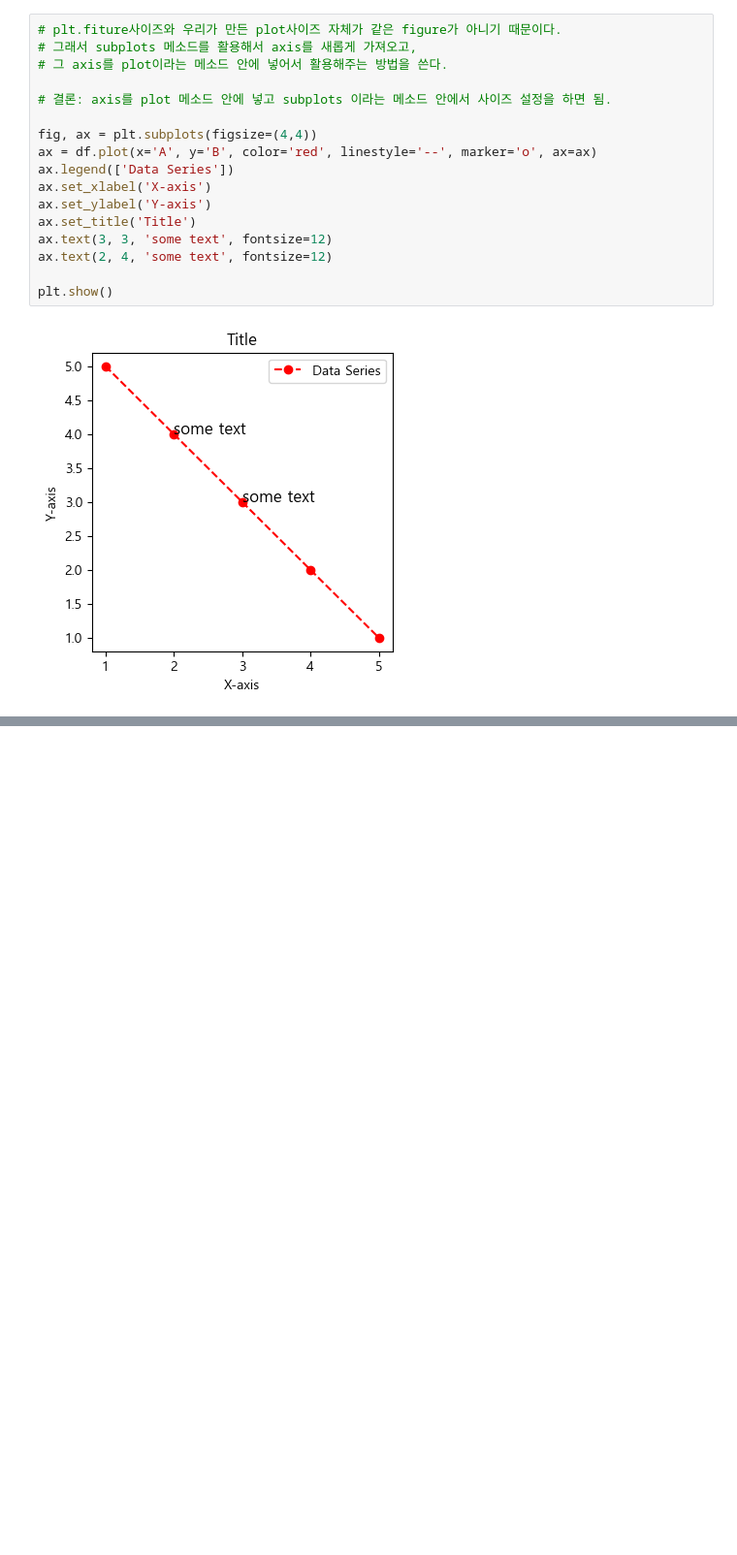
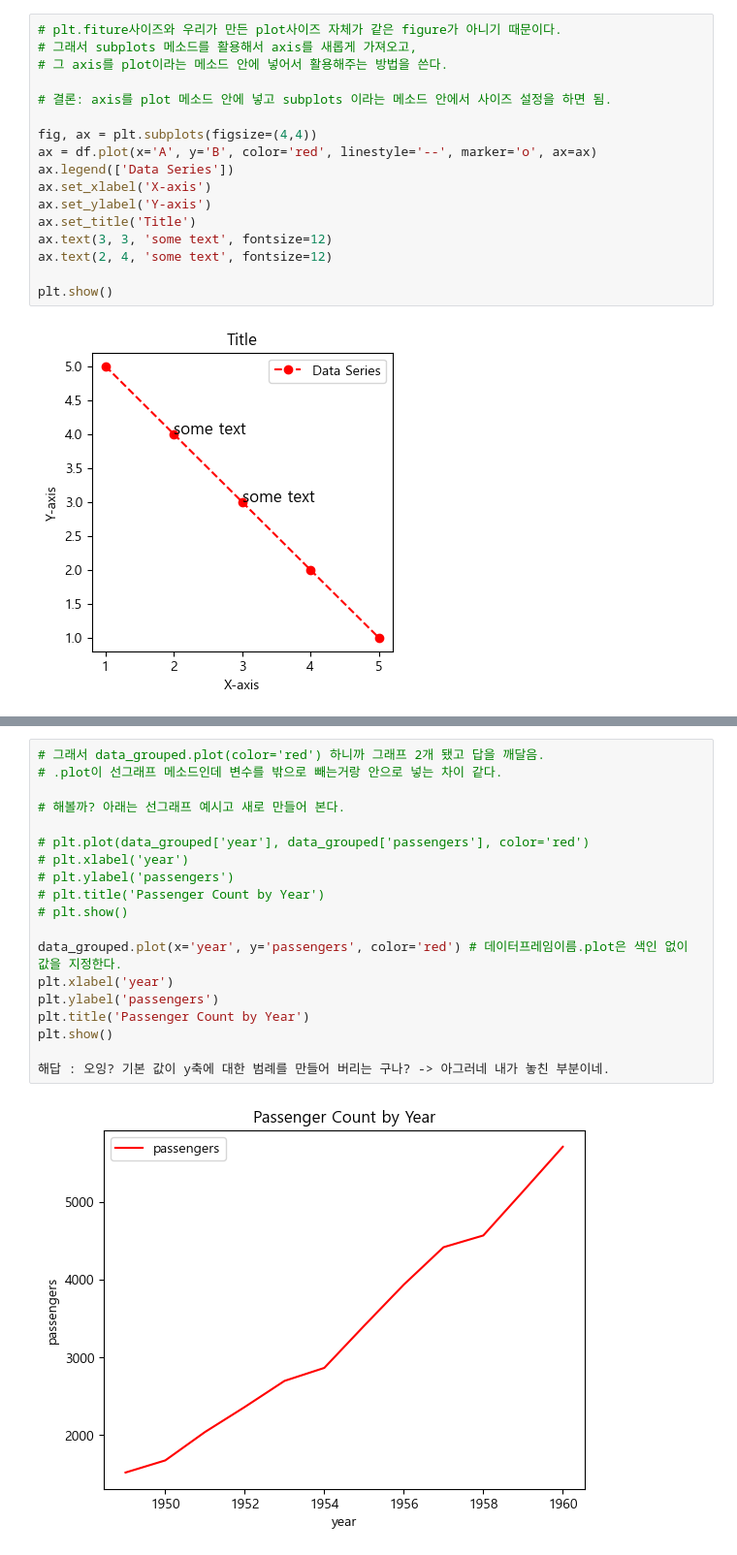
Before and after one commit to bellepoque7/sparta_ml, a Jupyter notebook: pandas_study.ipynb, the cells around one changed output, grey strips where cells are left out. Shown at 97% size. Cells and saved outputs as stored; diff of their text form; blank space fills up the shorter version.

```diff
--- a/pandas.ipynb
+++ b/pandas_study.ipynb
@@ -1754,0 +1901,21 @@ plt.show()
+# %%
+# 그래서 data_grouped.plot(color='red') 하니까 그래프 2개 됐고 답을 깨달음.
+# .plot이 선그래프 메소드인데 변수를 밖으로 빼는거랑 안으로 넣는 차이 같다.
+
+# 해볼까? 아래는 선그래프 예시고 새로 만들어 본다.
+
+# plt.plot(data_grouped['year'], data_grouped['passengers'], color='red')
+# plt.xlabel('year')
+# plt.ylabel('passengers')
+# plt.title('Passenger Count by Year')
+# plt.show()
+
+data_grouped.plot(x='year', y='passengers', color='red') # 데이터프레임이름.plot은 색인 없이 값을 지정한다.
+plt.xlabel('year')
+plt.ylabel('passengers')
+plt.title('Passenger Count by Year')
+plt.show()
+
+해답 : 오잉? 기본 값이 y축에 대한 범례를 만들어 버리는 구나? -> 아그러네 내가 놓친 부분이네.
+# %% [output]
+[figure, added]
```
Also changed, not shown: parts of 70 cells of this notebook, 2 other files.
